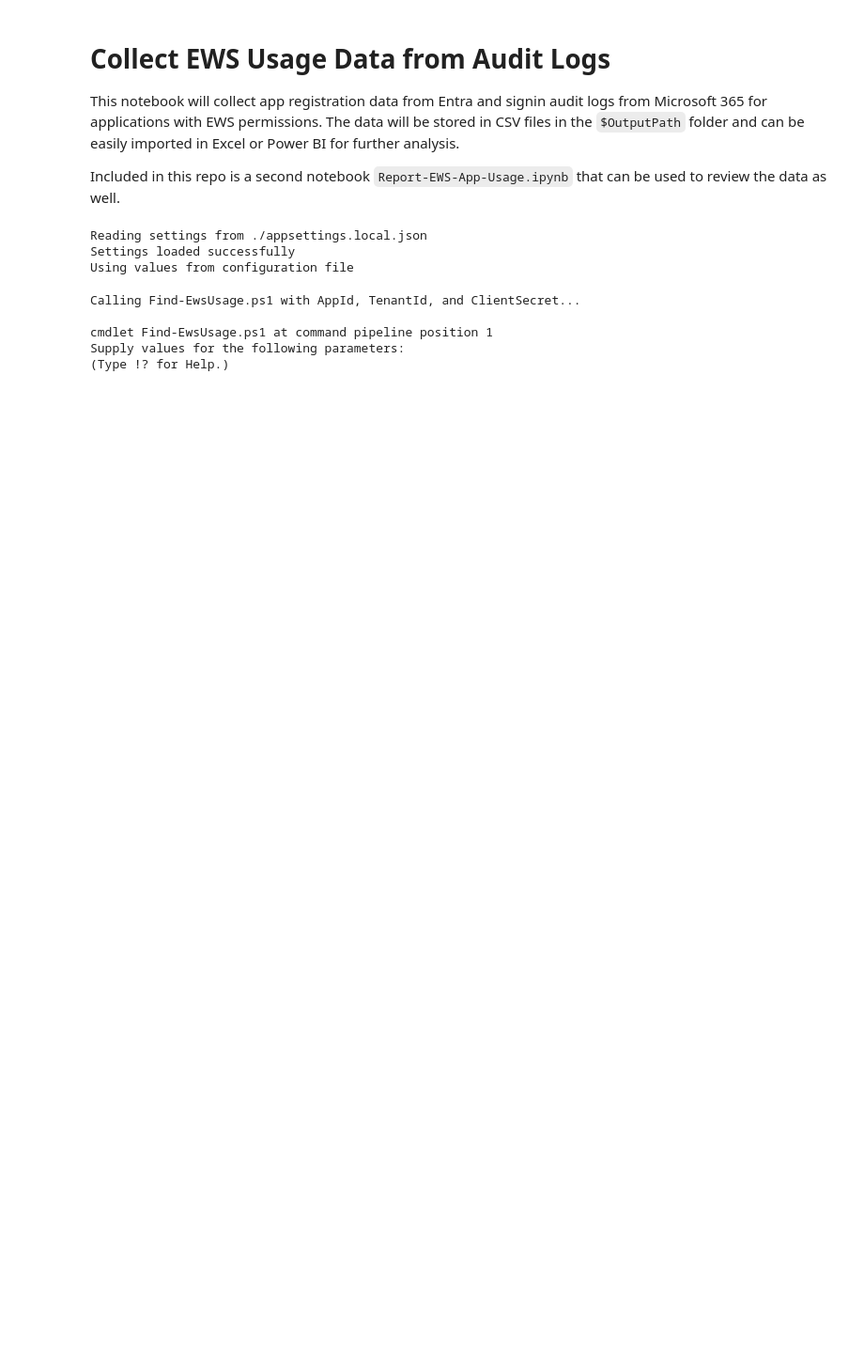
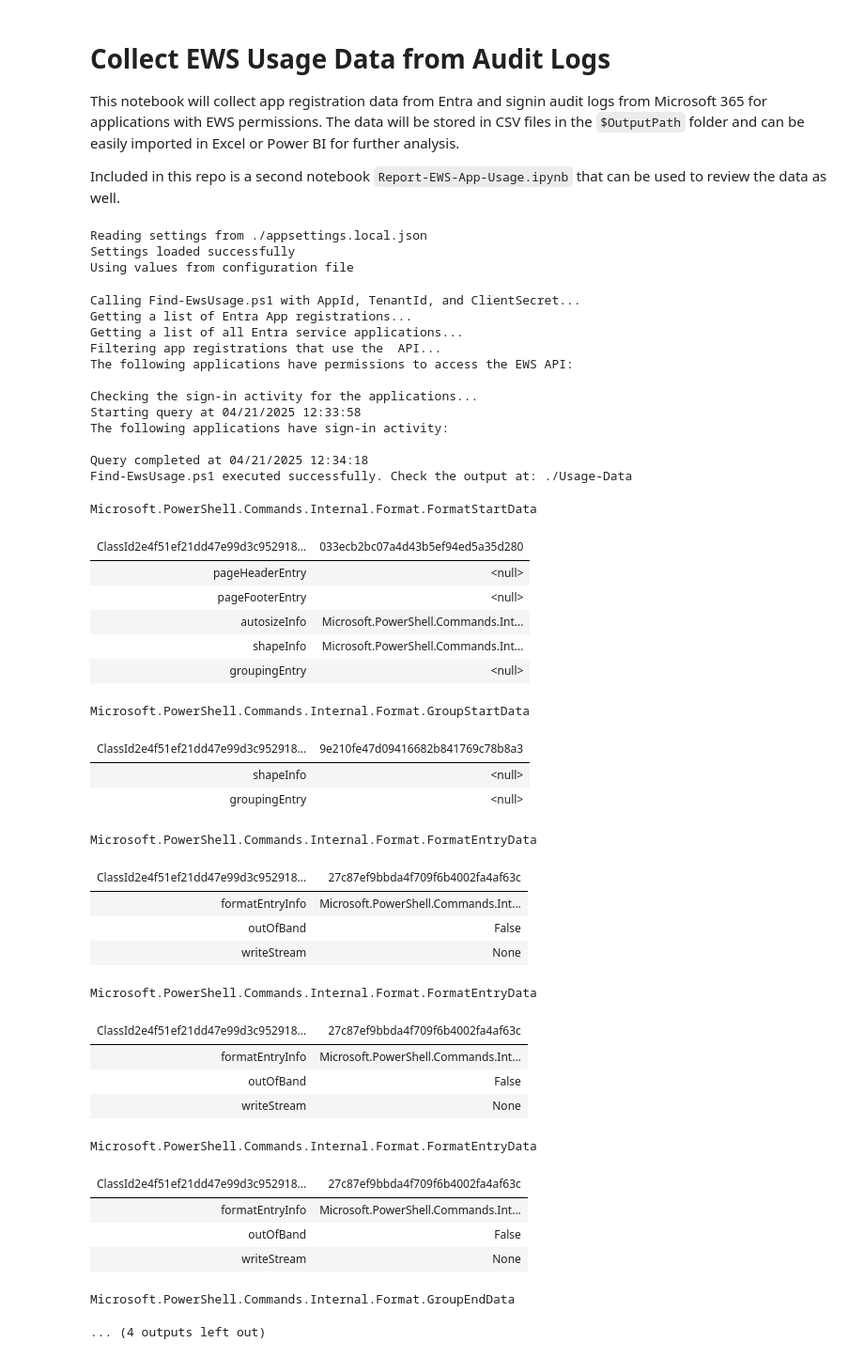
Before and after one commit to tolgaki/ews-migration-analyzer, a Jupyter notebook: src/Ews.App.Usage/Collect-EWS-App-Usage.ipynb, the cells around one changed output. Shown at 94% size. Drawn from its saved outputs; the diff is of its cells as text; code cells hidden in the pictures; blank space fills up the shorter version.

```diff
--- a/src/Ews.App.Usage/Collect-EWS-App-Usage.ipynb
+++ b/src/Ews.App.Usage/Collect-EWS-App-Usage.ipynb
@@ -45,26 +45,59 @@ Using values from configuration file
 # %%
 
 # Call Find-EwsUsage.ps1 with the required parameters
 Write-Host "Calling Find-EwsUsage.ps1 with AppId, TenantId, and ClientSecret..."
 #& $FindEwsUsageScriptPath `
 ./Scripts/Find-EwsUsage.ps1 `
     -OutputPath $OutputPath `
     -OAuthClientId $AuditAppId `
     -OAuthTenantId $TenantId `
     -OAuthClientSecret (ConvertTo-SecureString -String $AuditAppSecret -AsPlainText -Force) `
     -Operation GetEwsActivity `
-    -Querytype "EwsActivity" `
-    -StartDate (Get-Date).AddDays(-30)
 
 # Check if the script executed successfully
 if ($LASTEXITCODE -eq 0) {
     Write-Host "Find-EwsUsage.ps1 executed successfully. Check the output at: $OutputPath"
 } else {
     Write-Host "Find-EwsUsage.ps1 execution failed. Please check the parameters and try again."
 }
 # %% [output]
 Calling Find-EwsUsage.ps1 with AppId, TenantId, and ClientSecret...
+Getting a list of Entra App registrations...
+Getting a list of all Entra service applications...
+Filtering app registrations that use the  API...
+The following applications have permissions to access the EWS API:
 
-cmdlet Find-EwsUsage.ps1 at command pipeline position 1
-Supply values for the following parameters:
-(Type !? for Help.)
+Checking the sign-in activity for the applications...
+Starting query at 04/21/2025 12:33:58
+The following applications have sign-in activity:
+
+Query completed at 04/21/2025 12:34:18
+Find-EwsUsage.ps1 executed successfully. Check the output at: ./Usage-Data
+Microsoft.PowerShell.Commands.Internal.Format.FormatStartData
+| ClassId2e4f51ef21dd47e99d3c952918... | 033ecb2bc07a4d43b5ef94ed5a35d280 |
+| pageHeaderEntry | <null> |
+| pageFooterEntry | <null> |
+| autosizeInfo | Microsoft.PowerShell.Commands.Int... |
+| shapeInfo | Microsoft.PowerShell.Commands.Int... |
+| groupingEntry | <null> |
+Microsoft.PowerShell.Commands.Internal.Format.GroupStartData
+| ClassId2e4f51ef21dd47e99d3c952918... | 9e210fe47d09416682b841769c78b8a3 |
+| shapeInfo | <null> |
+| groupingEntry | <null> |
+Microsoft.PowerShell.Commands.Internal.Format.FormatEntryData
+| ClassId2e4f51ef21dd47e99d3c952918... | 27c87ef9bbda4f709f6b4002fa4af63c |
+| formatEntryInfo | Microsoft.PowerShell.Commands.Int... |
+| outOfBand | False |
+| writeStream | None |
+Microsoft.PowerShell.Commands.Internal.Format.FormatEntryData
+| ClassId2e4f51ef21dd47e99d3c952918... | 27c87ef9bbda4f709f6b4002fa4af63c |
+| formatEntryInfo | Microsoft.PowerShell.Commands.Int... |
+| outOfBand | False |
+| writeStream | None |
+Microsoft.PowerShell.Commands.Internal.Format.FormatEntryData
+| ClassId2e4f51ef21dd47e99d3c952918... | 27c87ef9bbda4f709f6b4002fa4af63c |
+| formatEntryInfo | Microsoft.PowerShell.Commands.Int... |
+| outOfBand | False |
+| writeStream | None |
+Microsoft.PowerShell.Commands.Internal.Format.GroupEndData
+... (4 outputs left out)
```
Also changed, not shown: parts of 1 cell of this notebook, 6 other files.
